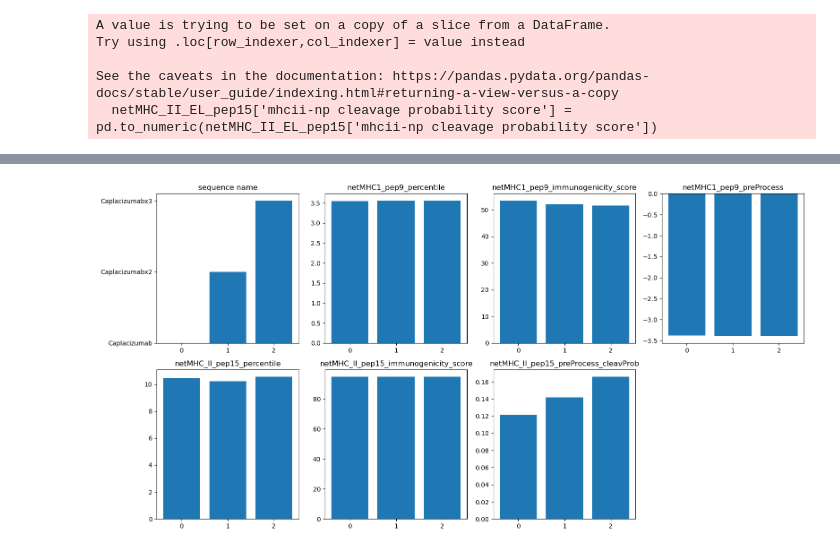
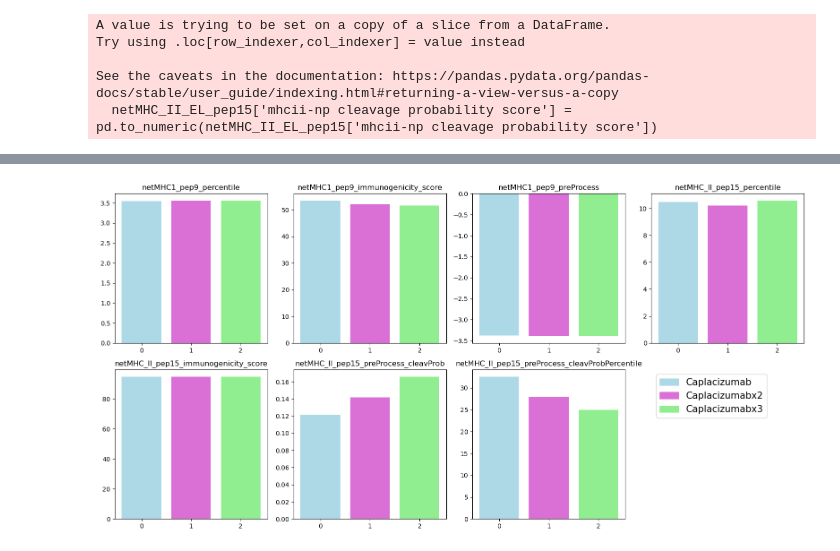
Before and after one commit to RebeckaAntonsson/Thesis, a Jupyter notebook: Immonogenecity_tool_testing/long_versus_short_nanobodies/compute_and_compare_scores.ipynb, the cells around one changed output, grey strips where cells are left out. Cells and saved outputs as stored; diff of their text form; code cells hidden in the pictures.

```diff
--- a/Immonogenecity_tool_testing/long_versus_short_nanobodies/compute_and_compare_scores.ipynb
+++ b/Immonogenecity_tool_testing/long_versus_short_nanobodies/compute_and_compare_scores.ipynb
@@ -136,22 +145,39 @@ all_predictors
 # %%
+
+
 fig, axes = plt.subplots(2, 4, figsize=(16, 8))
 axes = axes.flatten()
 
-for i, col in enumerate(all_predictors.columns):
+colors = ['lightblue', 'orchid', 'lightgreen']  # one per row
+
+for i, col in enumerate(all_predictors.columns[1:]): # skip the first column with the sequence names
     ax = axes[i]
 
-    values = all_predictors[col].values           # 3 values (rows)
-    x = np.arange(len(values))        # [0, 1, 2]
+    values = all_predictors[col].values # 3 values (rows)
+    x = np.arange(len(values)) # [0, 1, 2]
 
-    ax.bar(x, values)
+    ax.bar(x, values, color=colors)
     ax.set_title(col)
     ax.set_xticks(x)
     ax.set_xticklabels(all_predictors.index)      # row names (optional)
 
-# remove empty subplot
-fig.delaxes(axes[-1])
+# Use last subplot for legend
+legend_ax = axes[-1]
+legend_ax.axis('off')  # remove axes
+
+# create legend handles
+handles = [
+    mpatches.Patch(
+        color=colors[i],
+        label=all_predictors['sequence name'].iloc[i]
+    )
+    for i in range(len(all_predictors))
+]
+
+# add legend to the last subplot
+legend_ax.legend(handles=handles, loc='upper left', fontsize=15)
 
 plt.tight_layout()
 plt.show()
 # %% [output]
-[figure, old version]
+[figure, new version]
```
Also changed, not shown: parts of 3 cells of this notebook.
